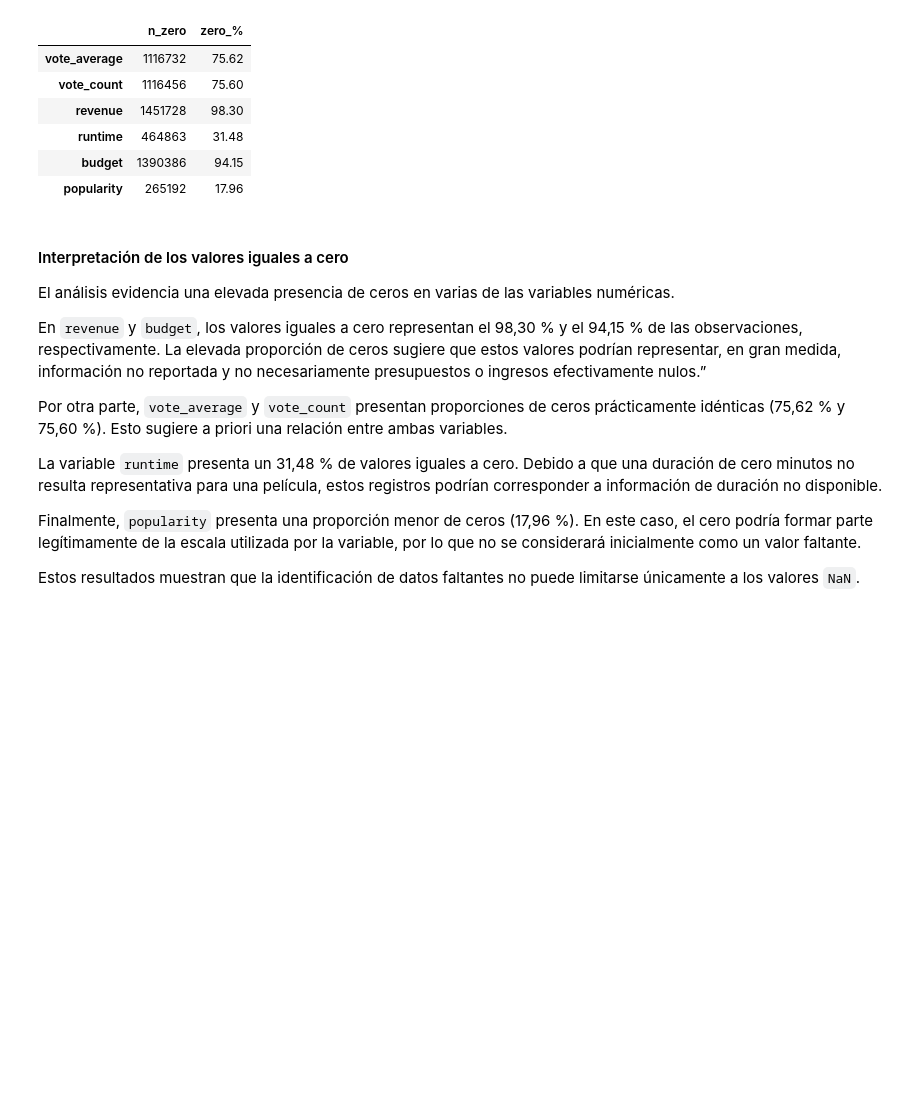
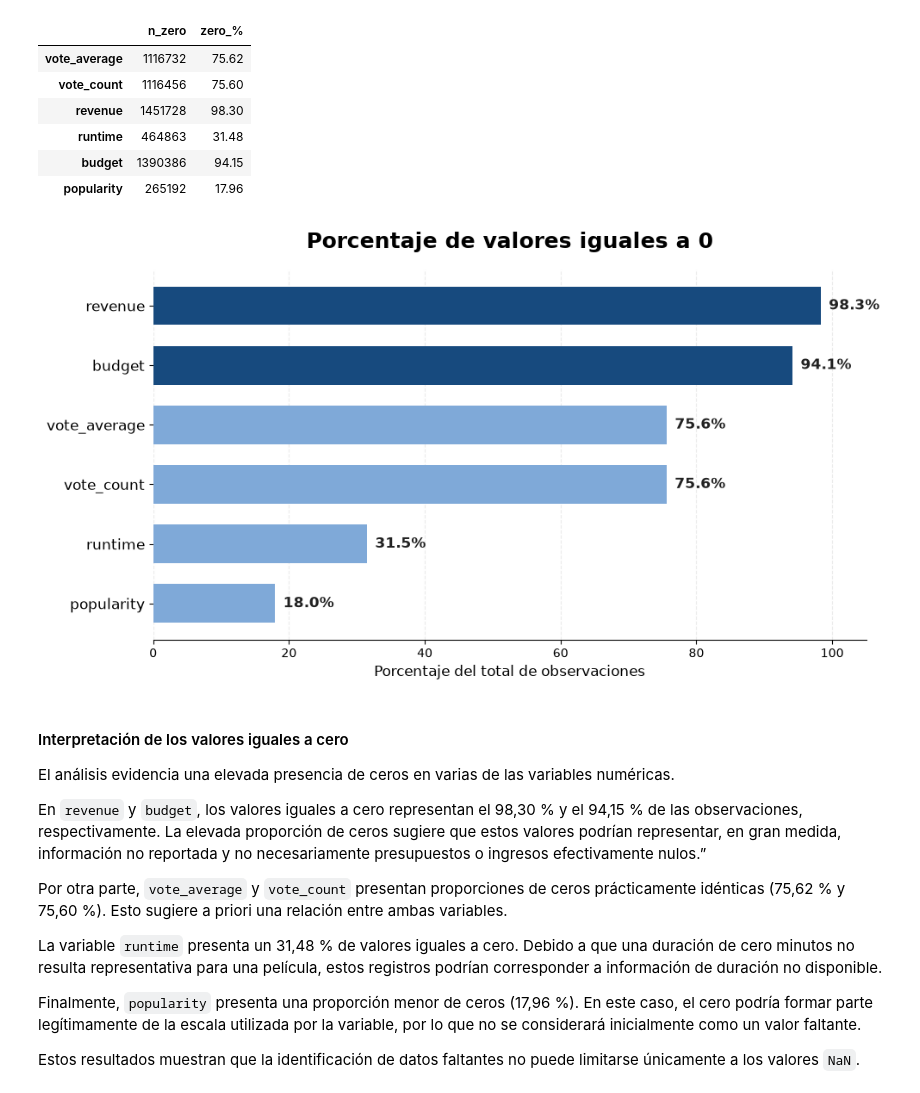
Before and after one commit to julifierens/ceia-analisis-datos-tmdb, a Jupyter notebook: notebooks/01_EDA_TMDB.ipynb, the cells around one changed output. Drawn from its saved outputs; the diff is of its cells as text; code cells hidden in the pictures; blank space fills up the shorter version.

```diff
--- a/notebooks/01_EDA_TMDB.ipynb
+++ b/notebooks/01_EDA_TMDB.ipynb
@@ -450,6 +450,105 @@ zero_summary.round(2)
 | runtime | 464863 | 31.48 |
 | budget | 1390386 | 94.15 |
 | popularity | 265192 | 17.96 |
+# %%
+zero_variables = [
+    "revenue",
+    "budget",
+    "vote_average",
+    "vote_count",
+    "runtime",
+    "popularity"
+]
+
+zero_pct = (
+    df[zero_variables]
+    .eq(0)
+    .mean()
+    .mul(100)
+    .sort_values()
+)
+
+fig, ax = plt.subplots(figsize=(10, 5.5))
+
+# Paleta sobria para presentación
+colors = [
+    "#7FA9D8" if var not in ["budget", "revenue"]
+    else "#174A7E"
+    for var in zero_pct.index
+]
+
+bars = ax.barh(
+    zero_pct.index,
+    zero_pct.values,
+    color=colors,
+    height=0.65
+)
+
+# Etiquetas grandes y en negrita
+for bar, value in zip(bars, zero_pct.values):
+    ax.text(
+        bar.get_width() + 1.2,
+        bar.get_y() + bar.get_height() / 2,
+        f"{value:.1f}%",
+        va="center",
+        ha="left",
+        fontsize=12,
+        fontweight="bold",
+        color="#222222"
+    )
+
+# Formato general
+ax.set_xlim(0, 105)
+
+ax.set_title(
+    "Porcentaje de valores iguales a 0",
+    fontsize=18,
+    fontweight="bold",
+    pad=18
+)
+
+ax.set_xlabel(
+    "Porcentaje del total de observaciones",
+    fontsize=12
+)
+
+ax.set_ylabel("")
+
+ax.tick_params(
+    axis="y",
+    labelsize=12
+)
+
+ax.tick_params(
+    axis="x",
+    labelsize=10
+)
+
+# Grilla suave solo vertical
+ax.xaxis.grid(
+    True,
+    linestyle="--",
+    alpha=0.25
+)
+
+ax.set_axisbelow(True)
+
+# Sacamos bordes para una estética más limpia
+for spine in ["top", "right", "left"]:
+    ax.spines[spine].set_visible(False)
+
+plt.tight_layout()
+
+plt.savefig(
+    FIGURES_PATH / "zero_values_percentage.png",
+    dpi=300,
+    bbox_inches="tight",
+    facecolor="white"
+)
+
+plt.show()
+# %% [output]
+[figure, added]
 # %% [markdown]
 #### Interpretación de los valores iguales a cero
 
```
Also changed, not shown: parts of 2 cells of this notebook, 3 other files.
